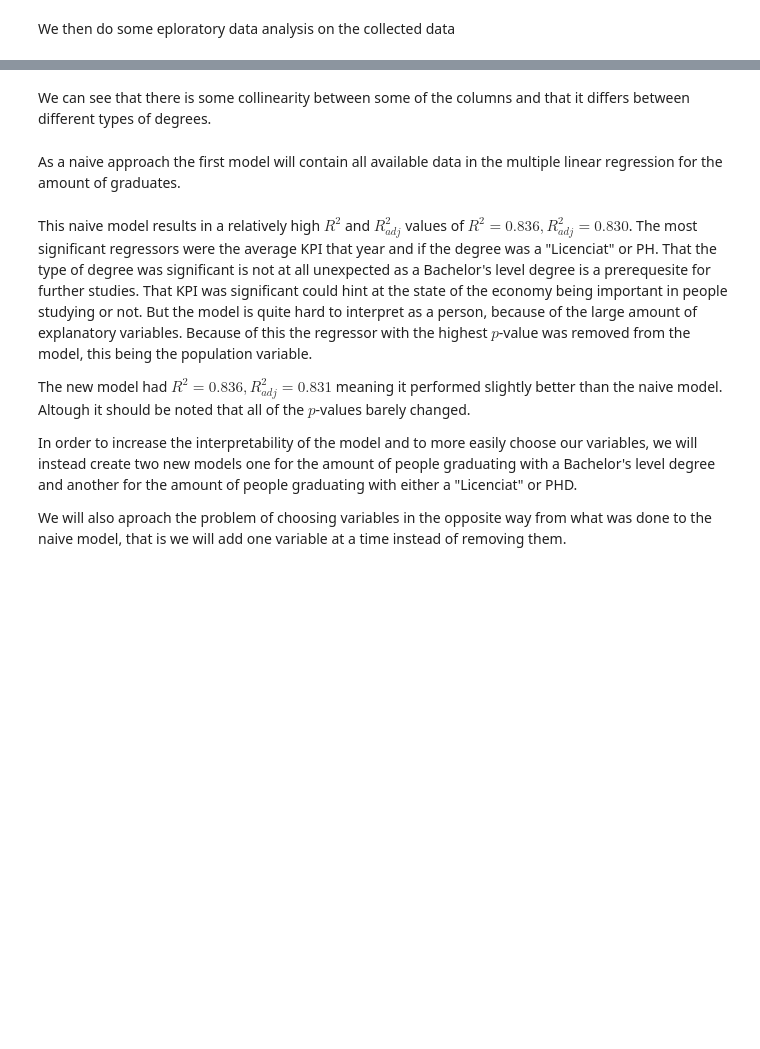
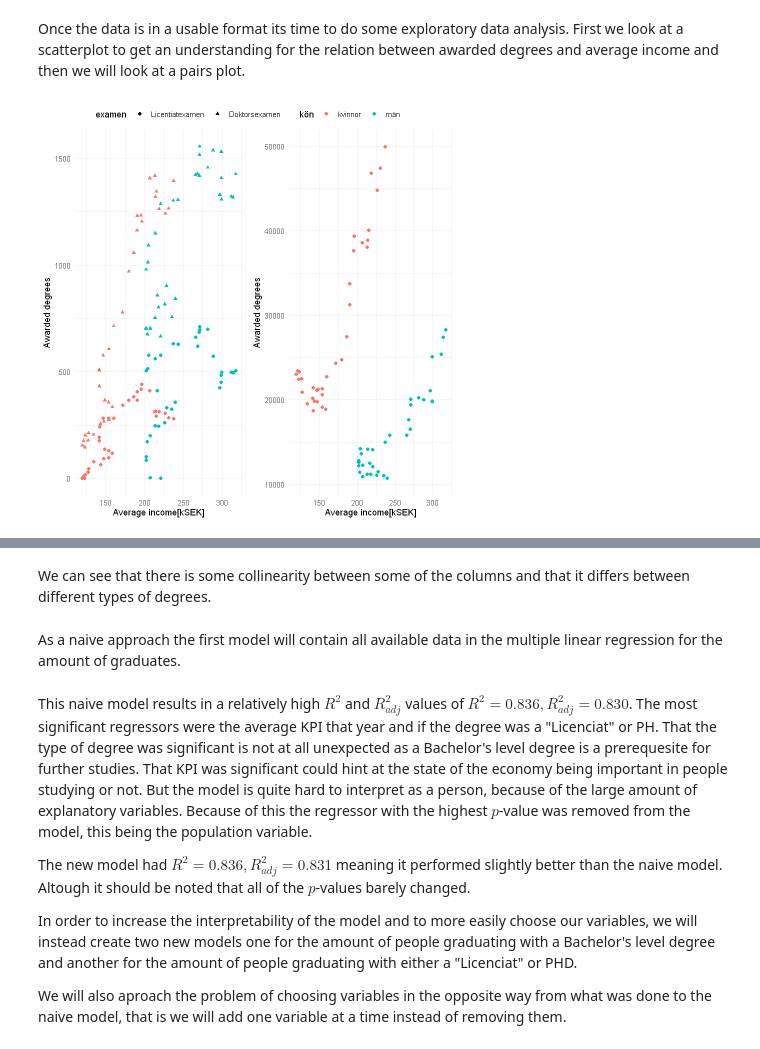
Before and after one commit to massemassiv/su-mt4007, a Jupyter notebook: Projekt/new_notebook.ipynb, the cells around one changed output, grey strips where cells are left out. Drawn from its saved outputs; the diff is of its cells as text; code cells hidden in the pictures; blank space fills up the shorter version.

```diff
--- a/Projekt/new_notebook.ipynb
+++ b/Projekt/new_notebook.ipynb
@@ -131,2 +120,18 @@ A tibble: 9 × 7
-# %% [markdown]
-We then do some eploratory data analysis on the collected data
+# %% [markdown]
+Once the data is in a usable format its time to do some exploratory data analysis.
+First we look at a scatterplot to get an understanding for the relation between awarded degrees and average income and then we will look at a pairs plot.
+# %%
+income_deg_plot1 <- ggplot(data = final_df %>% filter(examen != "Grundutbildning", kön != "totalt")) +
+  geom_point(aes(x = medelinkomst, y = antal, color = kön, shape = examen)) +
+  theme_minimal() +
+  labs(x = "Average income[kSEK]", y = "Awarded degrees")
+
+income_deg_plot2 <- ggplot(data = final_df %>% filter(examen == "Grundutbildning", kön != "totalt")) +
+  geom_point(aes(x = medelinkomst, y = antal, color = kön, shape = examen)) +
+  theme_minimal() +
+  labs(x = "Average income[kSEK]", y = "Awarded degrees")
+
+
+ggarrange(nrow = 1, ncol = 2, common.legend = TRUE, income_deg_plot1, income_deg_plot2)
+# %% [output]
+[figure, added]
```
Also changed, not shown: parts of 10 cells of this notebook, 1 other file.
